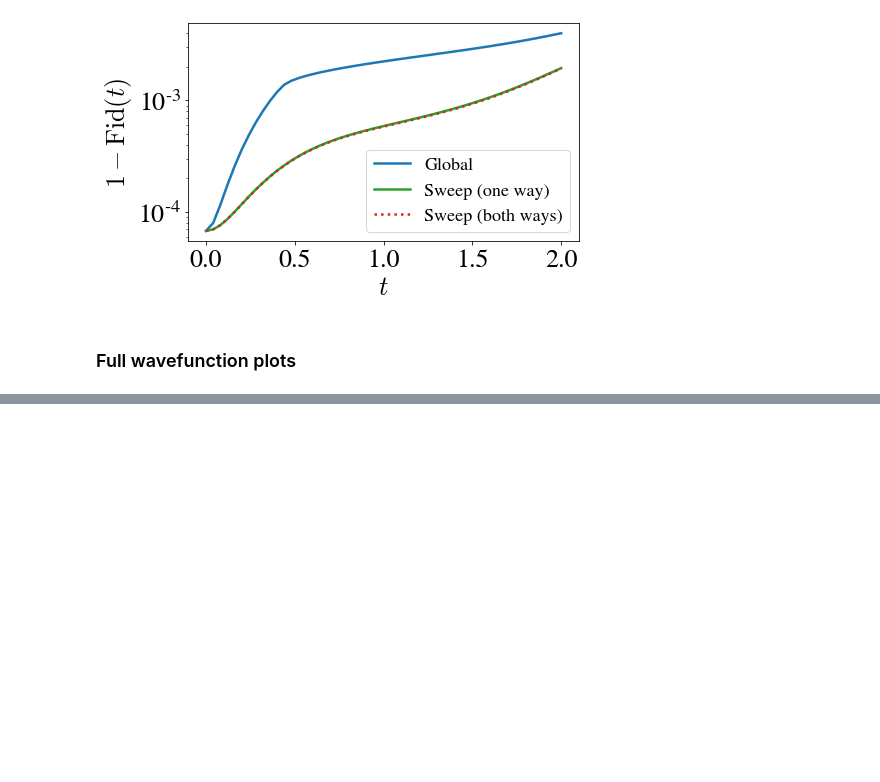
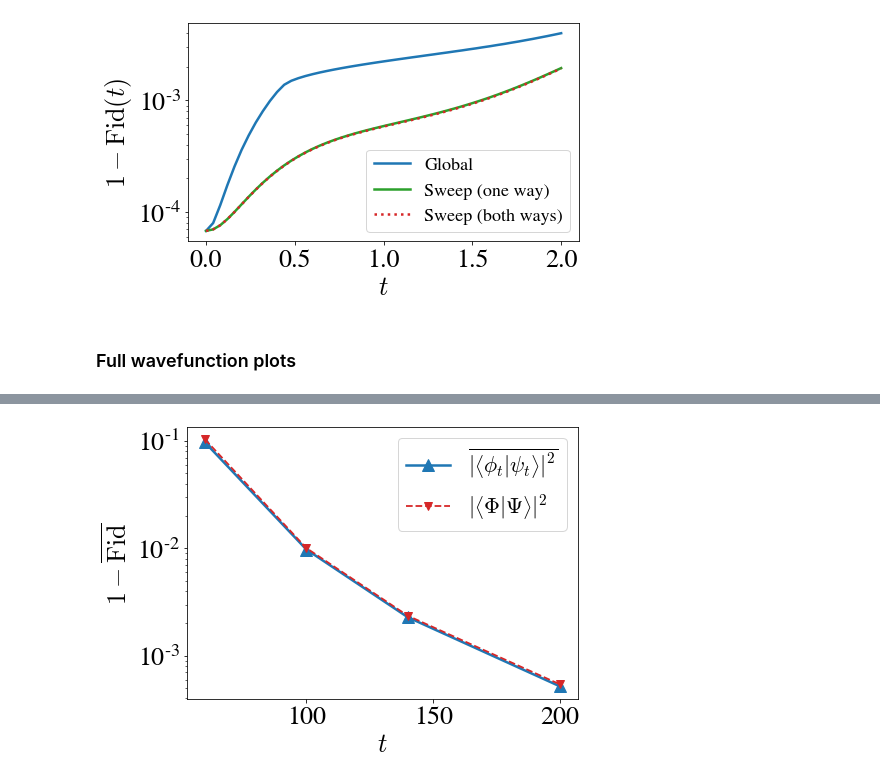
Before and after one commit to stavros11/Time-Evolution, a Jupyter notebook: plotter.ipynb, the cells around one changed output, grey strips where cells are left out. Cells and saved outputs as stored; diff of their text form; code cells hidden in the pictures; blank space fills up the shorter version.

```diff
--- a/plotter.ipynb
+++ b/plotter.ipynb
@@ -804,3 +805,26 @@ file.close()
+# %%
+n_sites = 6
+t_final = 2.0
+
+file = h5py.File("{}/ClockV3/observables/fullwv_tf2_N{}.h5".format(data_dir, n_sites), "r")
+cseq = sns.color_palette("Blues", len(file["T_list"][()]))
+
+plt.figure(figsize=(7, 5))
+t = np.linspace(0.0, t_final, time_steps + 1)
+plt.semilogy(file["T_list"], 1 - file["overlaps/avg"][()], linewidth=2.5, color=cp[0], marker="^",
+             markersize=12, label=r"$\overline{|\left \langle \phi _t | \psi _t \right \rangle|^2}$")
+plt.semilogy(file["T_list"], 1 - file["overlaps/composite"][()], linewidth=1.8, linestyle="--",
+             color=cp[3], marker="v", markersize=8, label=r"$|\left \langle \Phi | \Psi \right \rangle|^2$")
+plt.xlabel("$t$")
+plt.ylabel(r"$1 - \overline{\mathrm{Fid}}$")
+plt.legend(fontsize=22)
+#plt.show()
+plt.savefig("fullwv_fidelity_avg.pdf", bbox_inches='tight')
+
+
+file.close()
+# %% [output]
+[figure, added]
 # %%
 n_sites = 6
 t_final = 2.0
```
Also changed, not shown: parts of 7 cells of this notebook, 1 other file.
